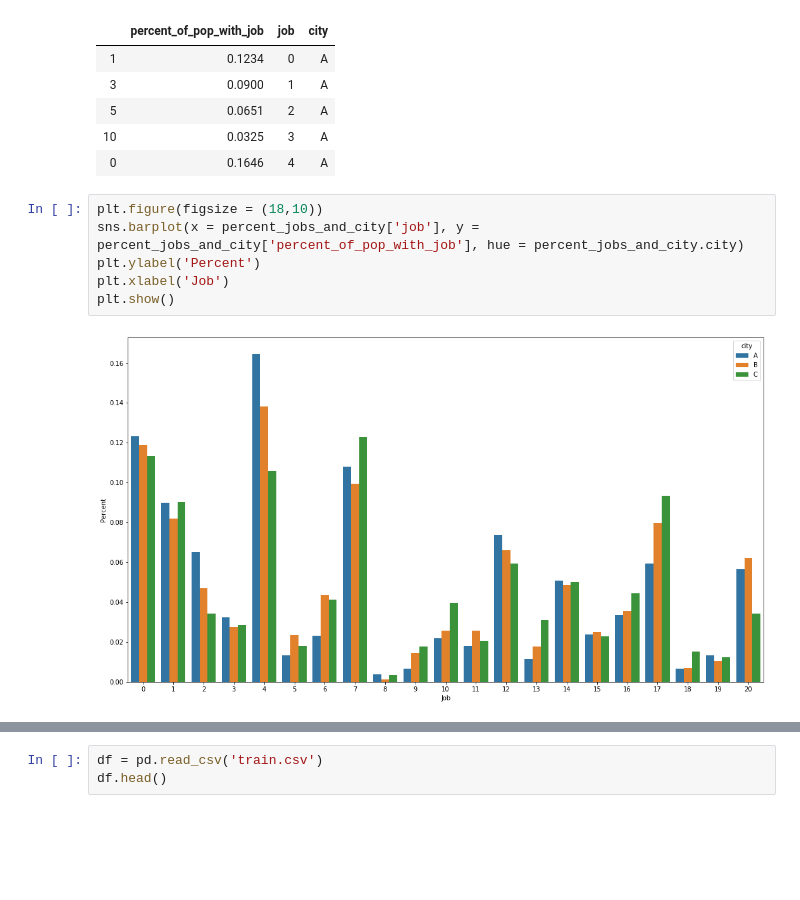
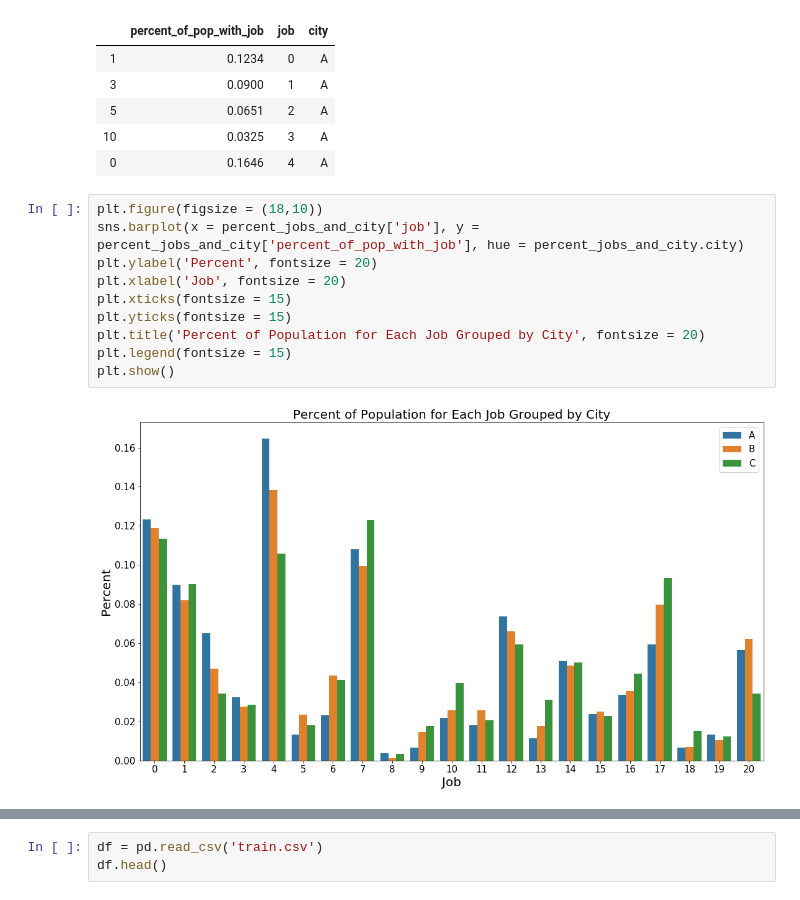
Before and after one commit to joseh4/Predicting_Black_Friday_Shopping_Purcahses, a Jupyter notebook: EDA_notebook.ipynb, the cells around one changed output, grey strips where cells are left out. Drawn from its saved outputs; the diff is of its cells as text; blank space fills up the shorter version.

```diff
--- a/EDA_notebook.ipynb
+++ b/EDA_notebook.ipynb
@@ -713,8 +714,12 @@ percent_jobs_and_city.head()
 # %%
 plt.figure(figsize = (18,10))
 sns.barplot(x = percent_jobs_and_city['job'], y = percent_jobs_and_city['percent_of_pop_with_job'], hue = percent_jobs_and_city.city)
-plt.ylabel('Percent')
-plt.xlabel('Job')
+plt.ylabel('Percent', fontsize = 20)
+plt.xlabel('Job', fontsize = 20)
+plt.xticks(fontsize = 15)
+plt.yticks(fontsize = 15)
+plt.title('Percent of Population for Each Job Grouped by City', fontsize = 20)
+plt.legend(fontsize = 15)
 plt.show()
 # %% [output]
-[figure, old version]
+[figure, new version]
```
Also changed, not shown: parts of 18 cells of this notebook.
